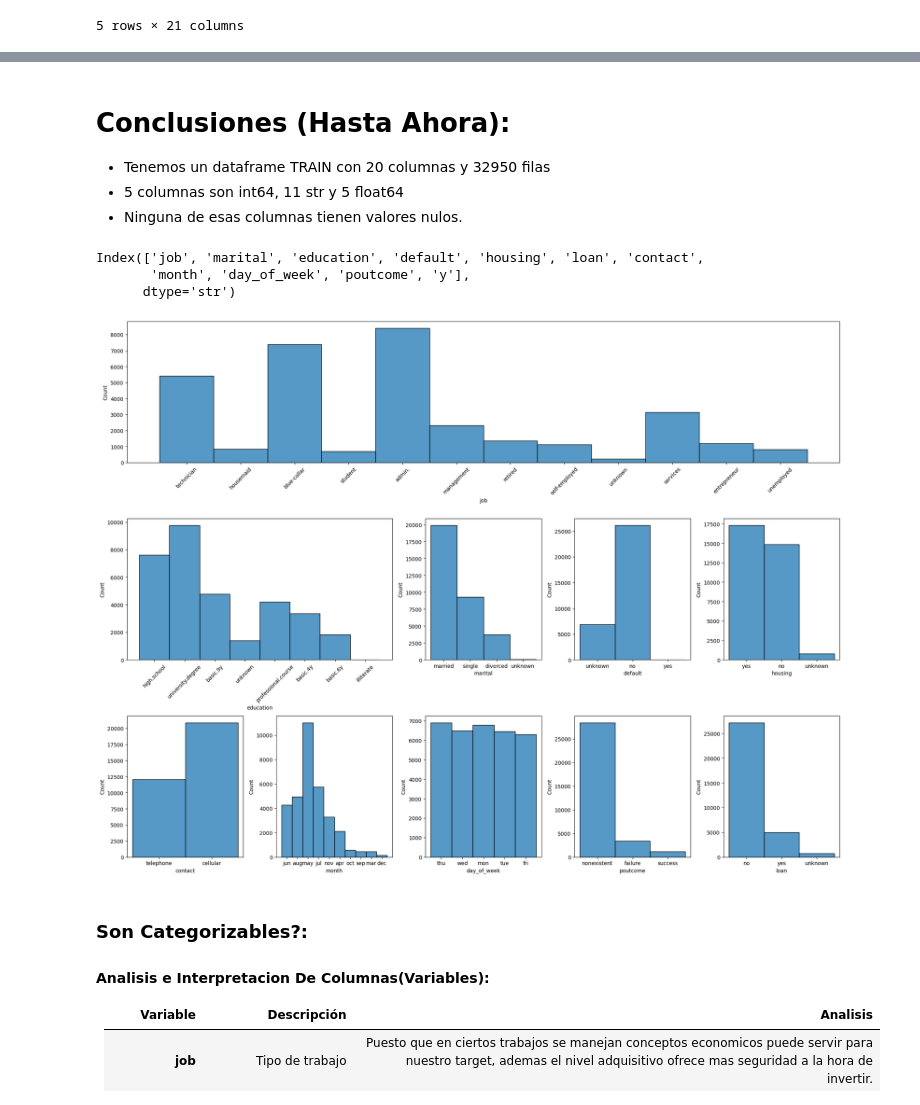
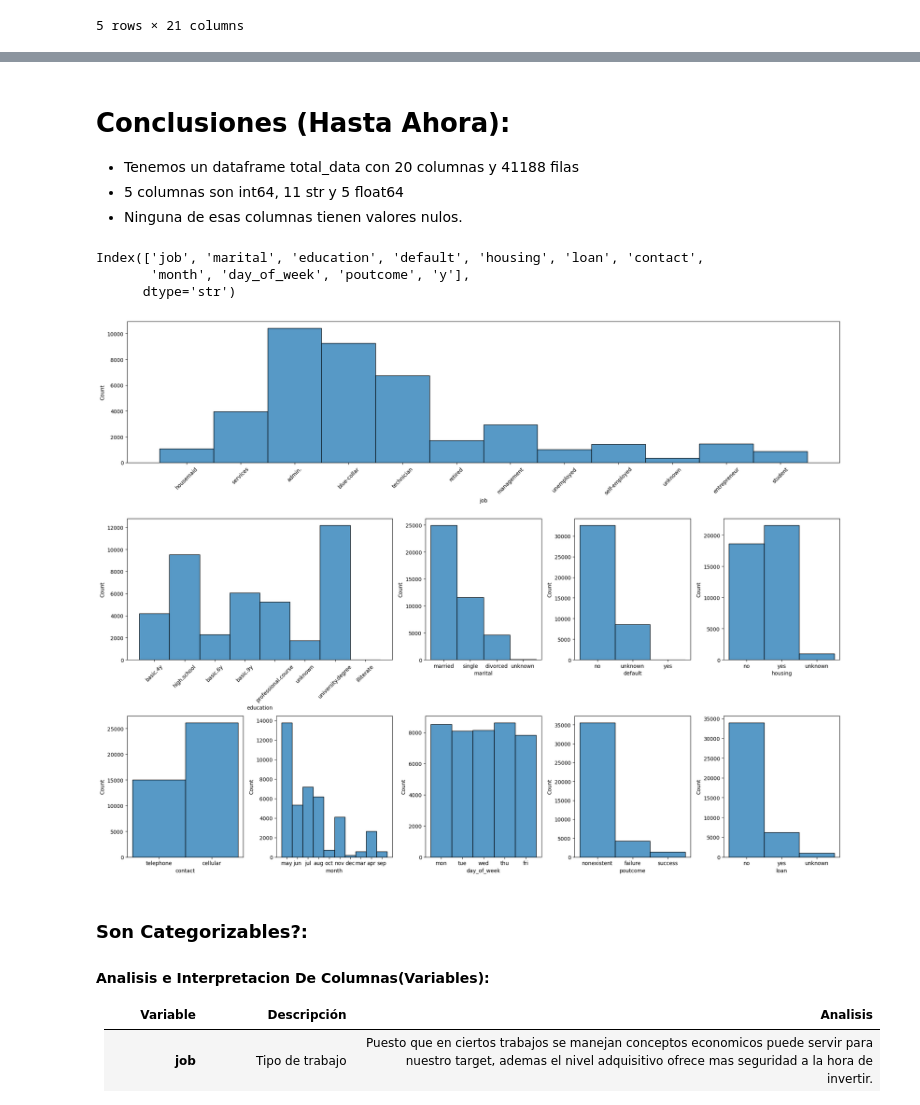
Before and after one commit to 4GeeksAcademy/andrupax94-intro-ml, a Jupyter notebook: src/01-logistic-regression-bank-marketing-campaign-data.ipynb, the cells around one changed output, grey strips where cells are left out. Drawn from its saved outputs; the diff is of its cells as text; code cells hidden in the pictures.

```diff
--- a/src/01-logistic-regression-bank-marketing-campaign-data.ipynb
+++ b/src/01-logistic-regression-bank-marketing-campaign-data.ipynb
@@ -141,7 +137,7 @@ y                 0.0
 dtype: float64
 # %% [markdown]
 # Conclusiones (Hasta Ahora):
-* Tenemos un dataframe TRAIN con 20 columnas y 32950  filas
+* Tenemos un dataframe total_data con 20 columnas y 41188  filas
 * 5 columnas son int64, 11 str y 5 float64
 * Ninguna de esas columnas tienen valores nulos.
 # %%
@@ -156,32 +152,32 @@ Index(['job', 'marital', 'education', 'default', 'housing', 'loan', 'contact',
 # %%
 #Creamos Un Histograma Múltiple
 fig = plt.figure(figsize=(20, 15))
 #Creamos un grid porque necesitaremos hacer unos ajustes de tamaños en algunos graficos, el grid va a ser de 3x5
 axis = gridspec.GridSpec(3, 5, figure=fig)
 #le decimos al primer grid que ocupe toda la fila
 axis0 = fig.add_subplot(axis[0, :])
-sns.histplot(data=train, x='job', ax=axis0)
+sns.histplot(data=total_data, x='job', ax=axis0)
 #y rotamos un poco los labels
 axis0.tick_params(axis='x', rotation=45)
 #el segundo grafico va a ocupar 2 espacios
-axis1 = fig.add_subplot(axis[1,0:2]); sns.histplot(data=train, x='education', ax=axis1)
+axis1 = fig.add_subplot(axis[1,0:2]); sns.histplot(data=total_data, x='education', ax=axis1)
 axis1.tick_params(axis='x', rotation=45)
 #el resto solo uno
-axis2 = fig.add_subplot(axis[1,2]); sns.histplot(data=train, x='marital', ax=axis2)
-axis3 = fig.add_subplot(axis[1,3]); sns.histplot(data=train, x='default', ax=axis3)
-axis4 = fig.add_subplot(axis[1,4]); sns.histplot(data=train, x='housing', ax=axis4)
-axis6 = fig.add_subplot(axis[2,0]); sns.histplot(data=train, x='contact', ax=axis6)
-axis7 = fig.add_subplot(axis[2,1]); sns.histplot(data=train, x='month', ax=axis7)
-axis8 = fig.add_subplot(axis[2,2]); sns.histplot(data=train, x='day_of_week', ax=axis8)
-axis9 = fig.add_subplot(axis[2,3]); sns.histplot(data=train, x='poutcome', ax=axis9)
-axis5 = fig.add_subplot(axis[2,4]); sns.histplot(data=train, x='loan', ax=axis5)
+axis2 = fig.add_subplot(axis[1,2]); sns.histplot(data=total_data, x='marital', ax=axis2)
+axis3 = fig.add_subplot(axis[1,3]); sns.histplot(data=total_data, x='default', ax=axis3)
+axis4 = fig.add_subplot(axis[1,4]); sns.histplot(data=total_data, x='housing', ax=axis4)
+axis6 = fig.add_subplot(axis[2,0]); sns.histplot(data=total_data, x='contact', ax=axis6)
+axis7 = fig.add_subplot(axis[2,1]); sns.histplot(data=total_data, x='month', ax=axis7)
+axis8 = fig.add_subplot(axis[2,2]); sns.histplot(data=total_data, x='day_of_week', ax=axis8)
+axis9 = fig.add_subplot(axis[2,3]); sns.histplot(data=total_data, x='poutcome', ax=axis9)
+axis5 = fig.add_subplot(axis[2,4]); sns.histplot(data=total_data, x='loan', ax=axis5)
 
 #Ajustar Layaut
 plt.tight_layout()
 #Mostramos El Plot
 plt.show()
 # %% [output]
-[figure, old version]
+[figure, new version]
 # %% [markdown]
 ### Son Categorizables?:
 #### Analisis e Interpretacion De Columnas(Variables):
```
Also changed, not shown: parts of 15 cells of this notebook.
